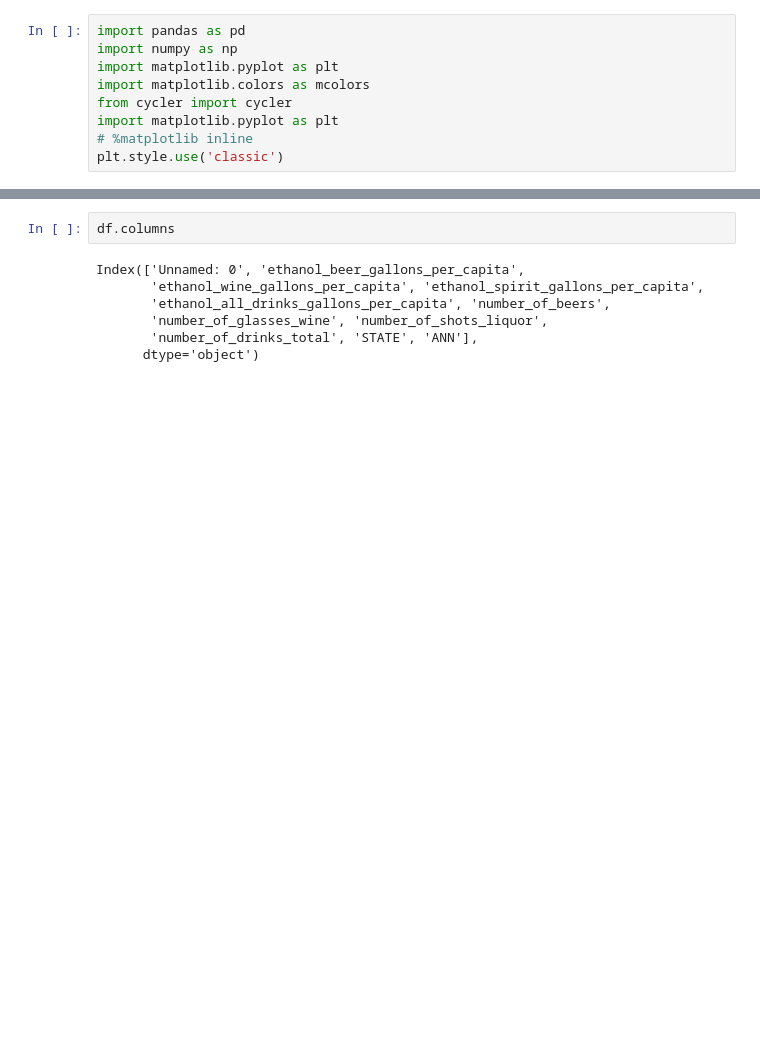
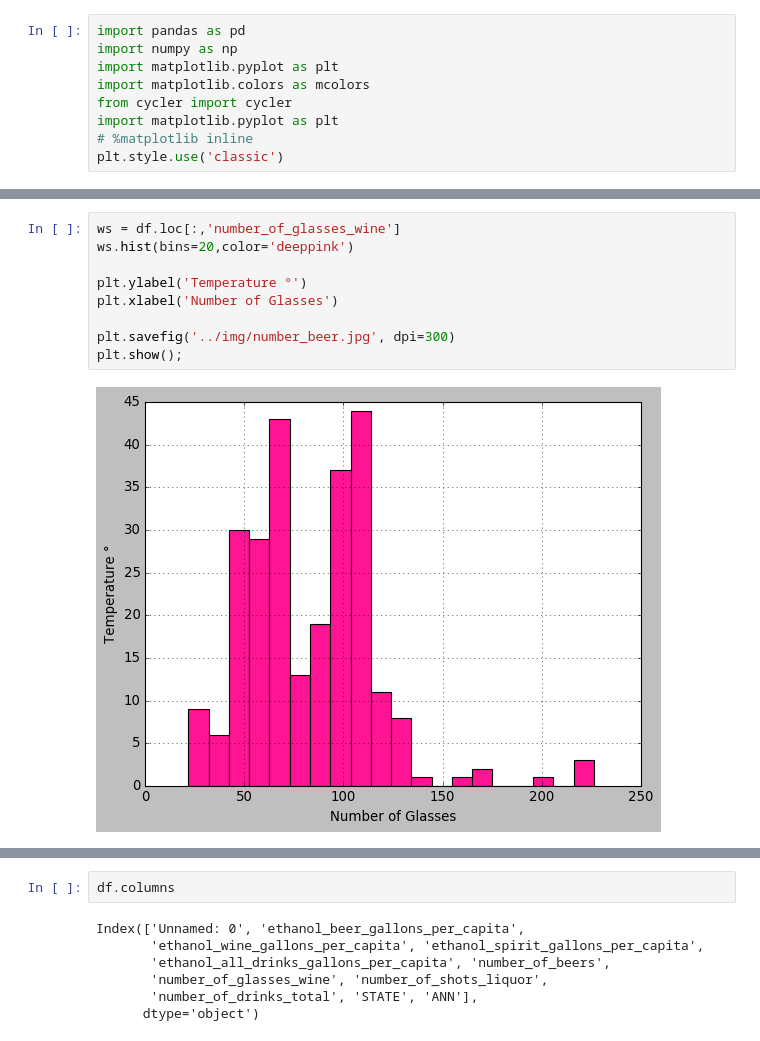
Before and after one commit to MatthewNewell006/alcohol_consumption, a Jupyter notebook: jupyter/2015_alcohol_data_graphing.ipynb, the cells around one changed output, grey strips where cells are left out. Drawn from its saved outputs; the diff is of its cells as text; blank space fills up the shorter version.

```diff
--- a/jupyter/2015_alcohol_data_graphing.ipynb
+++ b/jupyter/2015_alcohol_data_graphing.ipynb
@@ -47,0 +69,11 @@ df
+# %%
+ws = df.loc[:,'number_of_glasses_wine']
+ws.hist(bins=20,color='deeppink')
+
+plt.ylabel('Temperature °')
+plt.xlabel('Number of Glasses')
+
+plt.savefig('../img/number_beer.jpg', dpi=300)
+plt.show();
+# %% [output]
+[figure, added]
```
Also changed, not shown: parts of 22 cells of this notebook, 8 other files.
